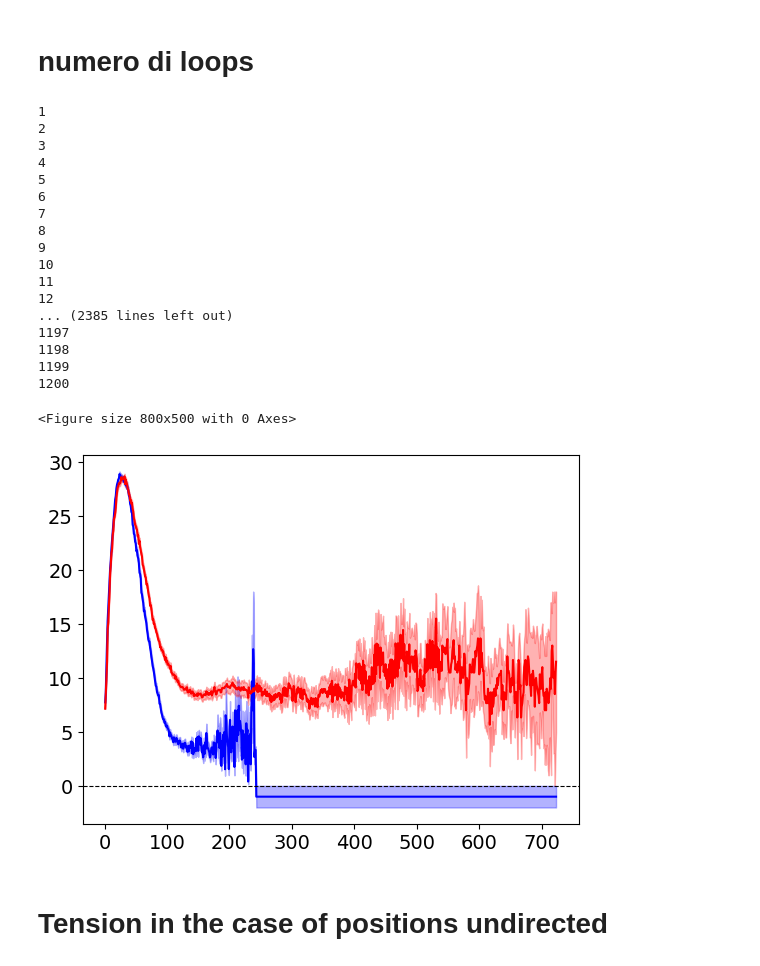
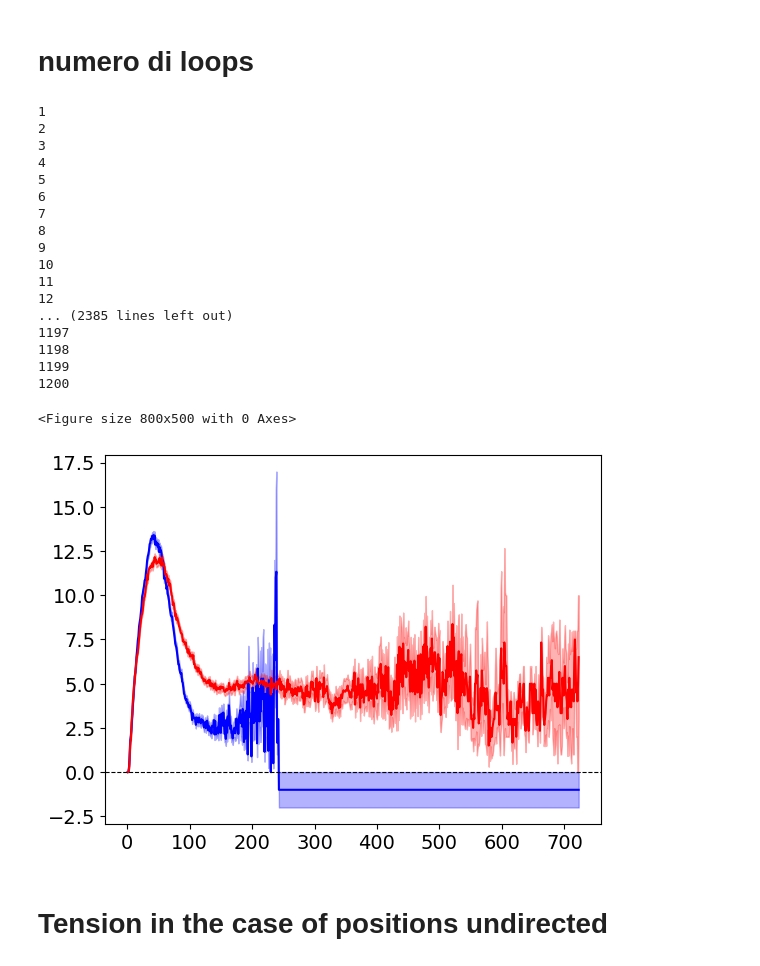
Before and after one commit to Draghellon/Tension_Chess, a Jupyter notebook: corrected_full_graph_single_game_analysis.ipynb, the cells around one changed output. Saved outputs shown, nothing was run; the diff lists cells and outputs as text; code cells hidden in the pictures.

```diff
--- a/corrected_full_graph_single_game_analysis.ipynb
+++ b/corrected_full_graph_single_game_analysis.ipynb
@@ -5106,14 +5493,18 @@ plt.figure(figsize=(8, 5))
 fig, ax = plt.subplots()
 
 
-df = pd.read_csv(r"C:\Users\Pc\Desktop\PHYTON\Chess\DATI_ARTICOLO\NUOVI_DATI\tensione_pareggi.csv")
+df = pd.read_csv(r"C:\Users\Pc\Desktop\PHYTON\Chess\DATI_ARTICOLO\NUOVI_DATI\tensione_vittorie_OO.csv")
 T = list(df["T"])
 T_IA = list(df["T_IA"])
 DT = list(df["DT"])
 DT_IA = list(df["DT_IA"])
 
-T = [3.478823657613705] + T
-T_IA = [3.478823657613705] + T_IA
+#T = [3.478823657613705] + T
+#T_IA = [3.478823657613705] + T_IA
+
+
+T = [0] + T
+T_IA = [0] + T_IA
 DT = [0] + DT
 DT_IA = [0] + DT_IA
 
@@ -5140,14 +5531,18 @@ ax.fill_between(x_IA,
 
 
 #####################################
-df = pd.read_csv(r"C:\Users\Pc\Desktop\PHYTON\Chess\DATI_ARTICOLO\NUOVI_DATI\tensione_vittorie.csv")
+df = pd.read_csv(r"C:\Users\Pc\Desktop\PHYTON\Chess\DATI_ARTICOLO\NUOVI_DATI\tensione_pareggi_OO.csv")
 T = list(df["T"])
 T_IA = list(df["T_IA"])
 DT = list(df["DT"])
 DT_IA = list(df["DT_IA"])
 
-T = [3.478823657613705] + T
-T_IA = [3.478823657613705] + T_IA
+#T = [3.478823657613705] + T
+#T_IA = [3.478823657613705] + T_IA
+
+
+T = [0] + T
+T_IA = [0] + T_IA
 DT = [0] + DT
 DT_IA = [0] + DT_IA
 
@@ -5175,12 +5570,12 @@ ax.fill_between(x_IA,
 plt.rcParams.update({'font.size': 14})
 #plt.rcParams.update({'font.size': 10})
 ax.axhline(y=0, color='black', linestyle='--', linewidth=0.8)
-plt.ylim(2, 5.4)
+plt.ylim(1.9, 4.4)
 plt.xlim(-0.05, 150)
 #ax.legend(fontsize=8)
 ax.set_ylabel("Tension", fontsize=14)
 ax.set_xlabel("Ply", fontsize=14)
-plt.savefig(r"C:\Users\Pc\Desktop\PHYTON\Chess\DATI_ARTICOLO\NUOVI_DATI\Tension_tutto.png", dpi=800, bbox_inches="tight")  # Save as PNG with high resolution
+plt.savefig(r"C:\Users\Pc\Desktop\PHYTON\Chess\DATI_ARTICOLO\NUOVI_DATI\Tension_tutto_TEST.png", dpi=800, bbox_inches="tight")  # Save as PNG with high resolution
 
 
 plt.show()
@@ -5846,9 +6241,9 @@ plt.show()
 # %%
 # Process human games
 from itertools import zip_longest
+import pandas as pd
 
-
-folder_path = r"C:\Users\Pc\Desktop\PHYTON\Chess\DATI_ARTICOLO\DATI_FIG_2\2200-2400"
+folder_path = r"C:\Users\Pc\Desktop\PHYTON\Chess\DATI_ARTICOLO\DATI_FIG_1\IA_3100"
 I = []
 
 res = []
@@ -5860,7 +6255,7 @@ First2 = True
 First3 = True
 i = 0
 
-N = 50
+N = 2
 
 vittorie = 0
 pareggi = 0
@@ -5921,7 +6316,7 @@ df = pd.DataFrame({
     'DT': DT
 })
 
-df.to_csv(r"C:\Users\Pc\Desktop\PHYTON\Chess\DATI_ARTICOLO\NUOVI_DATI\tensione_2200-2400.csv", index=False)
+df.to_csv(r"C:\Users\Pc\Desktop\PHYTON\Chess\DATI_ARTICOLO\NUOVI_DATI\tensione_IA_3100_OO.csv", index=False)
 
 
 
@@ -8066,7 +8497,7 @@ df = pd.DataFrame({
     'DT_IA': DT_IA
 })
 
-df.to_csv(r"C:\Users\Pc\Desktop\PHYTON\Chess\DATI_ARTICOLO\DATI_FIG_1\loops.csv", index=False)
+df.to_csv(r"C:\Users\Pc\Desktop\PHYTON\Chess\DATI_ARTICOLO\DATI_FIG_1\loops_OO.csv", index=False)
 
 
 plt.figure(figsize=(8, 5))
@@ -8089,34 +8520,34 @@ ax.fill_between(x_IA,
                 label='Error (Leela vs Stockfish)')
 
 
 
 ax.axhline(y=0, color='black', linestyle='--', linewidth=0.8)
 #plt.ylim(-0.005, 0.035)
 #ax.legend(fontsize=8)
 plt.savefig(r"C:\Users\Pc\Desktop\PHYTON\Chess\DATI_ARTICOLO\DATI_FIG_1\loops.png", dpi=300, bbox_inches="tight")  # Save as PNG with high resolution
 
 
 plt.show()
 # %% [output]
 1
 2
 3
 4
 5
 6
 7
 8
 9
 10
 11
 12
 ... (2385 lines left out)
 1197
 1198
 1199
 1200
 <Figure size 800x500 with 0 Axes>
-[figure, old version]
+[figure, new version]
 # %% [markdown]
 # Tension in the case of positions undirected
 # %%
```
Also changed, not shown: parts of 30 cells of this notebook.
